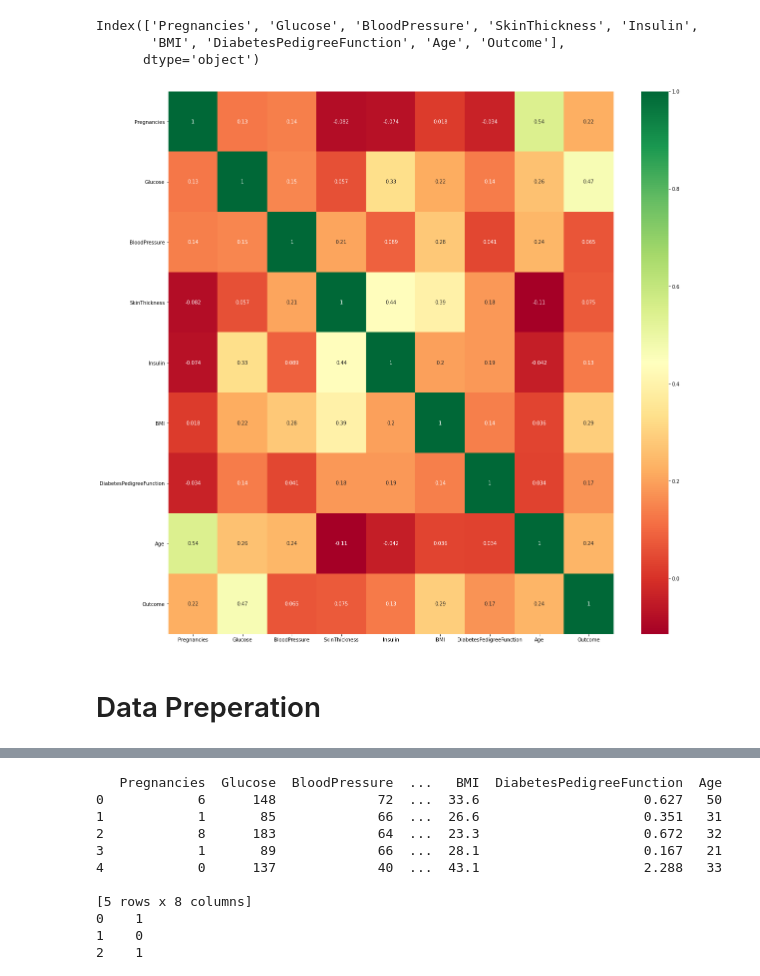
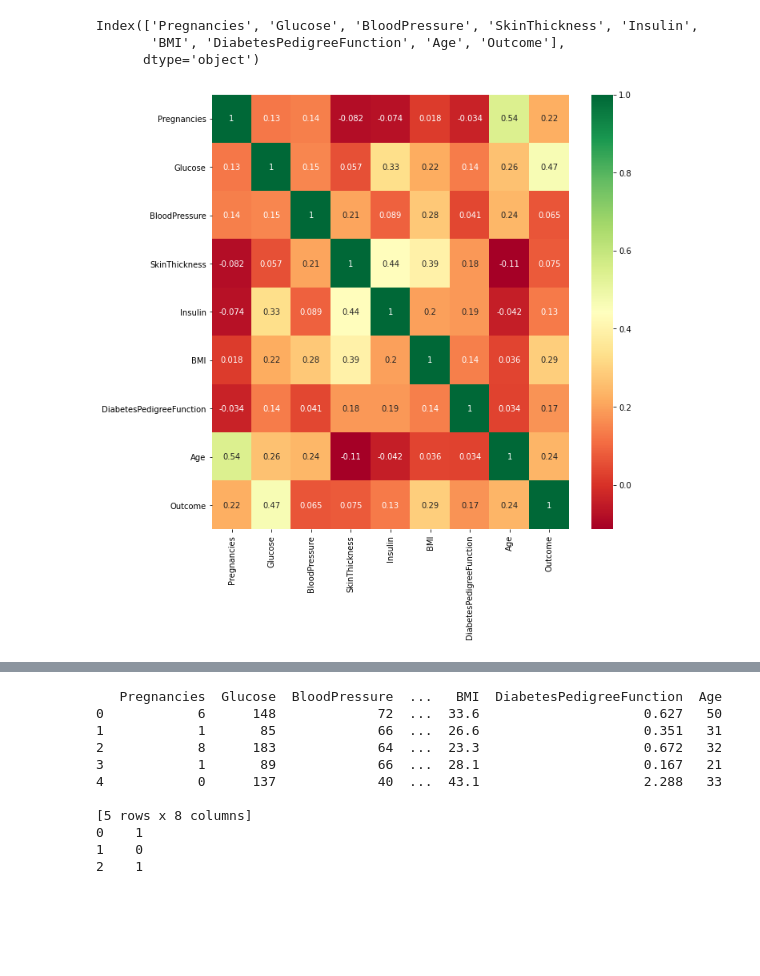
Before and after one commit to sayan0506/Prediction-model-for-Diabetes, a Jupyter notebook: Diabetes_prediction_GRIDSEARCHCV_implementation.ipynb, the cells around one changed output, grey strips where cells are left out. Saved outputs shown, nothing was run; the diff lists cells and outputs as text; code cells hidden in the pictures; blank space fills up the shorter version.

```diff
--- a/Diabetes_prediction_GRIDSEARCHCV_implementation.ipynb
+++ b/Diabetes_prediction_GRIDSEARCHCV_implementation.ipynb
@@ -76,12 +78,12 @@ Index(['Pregnancies', 'Glucose', 'BloodPressure', 'SkinThickness', 'Insulin',
 # %%
 # plot the correlation heatmap
 
-plt.figure(figsize = (20,20))
+plt.figure(figsize = (10,10))
 # the annot = True ensures that, the correlation values will be shown on the heatmap
 # cmap ensures the type of heatmap by which the correlation matrix will be represented
 # here cmap = "RdYlGn" stands for the heatmap will contain with Red, yellow, green
+
+# clustermap gives
 g = sns.heatmap(df[top_corr_features].corr(), annot = True, cmap = "RdYlGn")
 # %% [output]
-[figure, old version]
+[figure, new version]
-# %% [markdown]
-# Data Preperation
```
Also changed, not shown: parts of 10 cells of this notebook.
